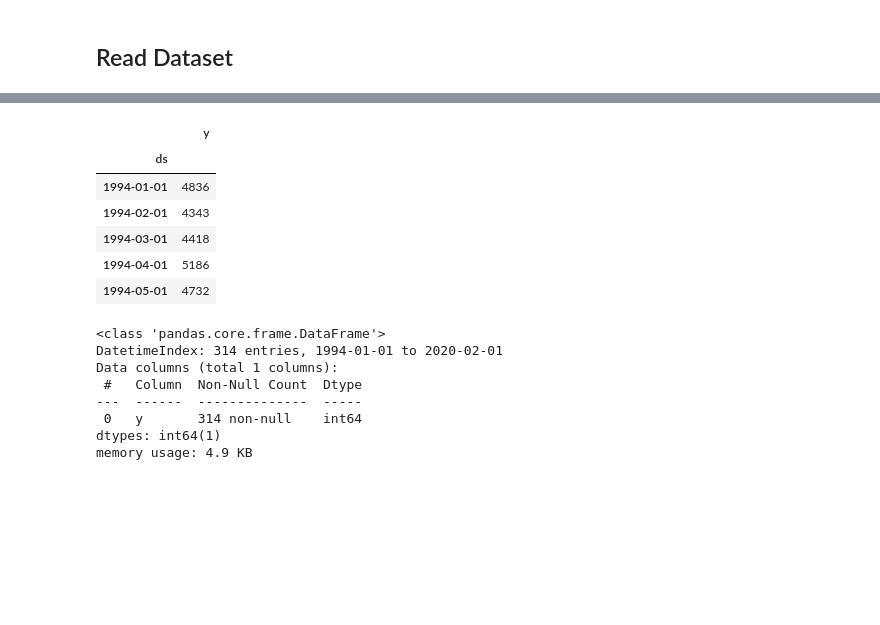
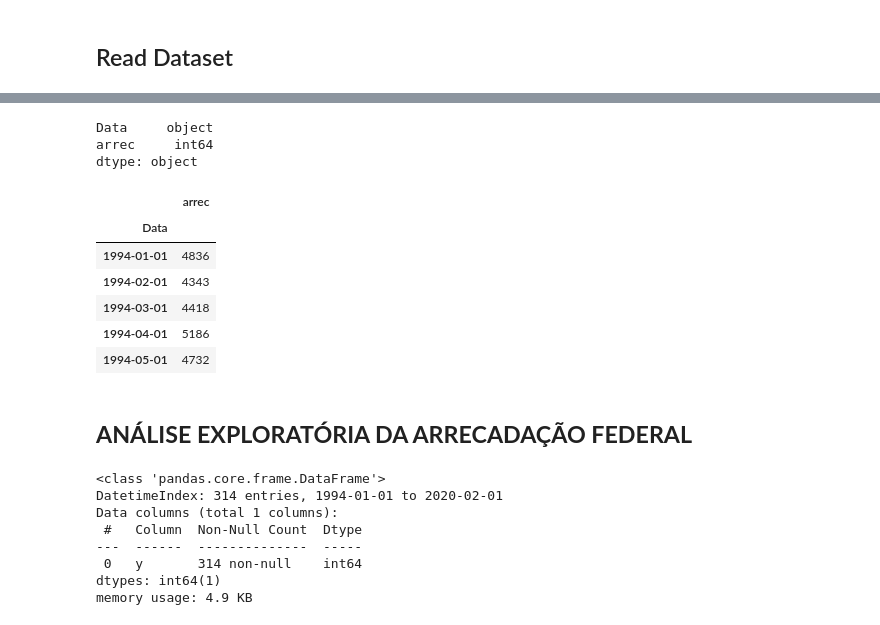
Before and after one commit to mmbs1989/DSWP-Aluno, a Jupyter notebook: Notebook TCC.ipynb, the cells around one changed output, grey strips where cells are left out. Cells and saved outputs as stored; diff of their text form; code cells hidden in the pictures; blank space fills up the shorter version.

```diff
--- a/Notebook TCC.ipynb
+++ b/Notebook TCC.ipynb
@@ -86,12 +86,11 @@ For more detail:
 # %% [markdown]
 ## Read Dataset
 # %%
-df = pd.read_csv("https://raw.githubusercontent.com/mmbs1989/DSWP-Aluno/main/dadostccdata.csv")
+# Carregar bibliotecas e ler os arquivos
+import pandas as pd
+dfarrec = pd.read_csv("https://raw.githubusercontent.com/mmbs1989/DSWP-Aluno/main/dadostccdata.csv")
 dfa = pd.read_csv("https://raw.githubusercontent.com/mmbs1989/DSWP-Aluno/main/dadostcca.csv")
-df = df.drop(df.index[314:])
-dfa = dfa.drop(dfa.index[314:])
-df['a'] = dfa['a']
-df['a'] = pd.to_numeric(df['a'])
-df.columns = ['ds', 'y']
-df['ds'] = pd.to_datetime(df['ds'])
-df.set_index('ds', inplace=True)
+# %%
+# Juntar as tabelas carregadas e definir o nome da coluna
+dfarrec['arrec'] = dfa['a']
+dfarrec.head()
@@ -97,0 +113,4 @@ df.set_index('ds', inplace=True)
+# %%
+# Retirar as linhas que não serão utilizadas na análise
+dfarrec = dfarrec.drop(dfarrec.index[314:])
+dfarrec.tail()
@@ -98,13 +124,26 @@ df.set_index('ds', inplace=True)
+# %%
+dfarrec.dtypes
+# %% [output]
+Data     object
+arrec     int64
+dtype: object
+# %%
+# Transformar o tipo das colunas e definir o index
+dfarrec['arrec'] = pd.to_numeric(dfarrec['arrec'])
+dfarrec['Data'] = pd.to_datetime(dfarrec['Data'])
+dfarrec.set_index('Data', inplace=True)
 # %%
-df.head()
+dfarrec.head()
 # %% [output]
-|  | y |
-| ds |  |
+|  | arrec |
+| Data |  |
 | 1994-01-01 | 4836 |
 | 1994-02-01 | 4343 |
 | 1994-03-01 | 4418 |
 | 1994-04-01 | 5186 |
 | 1994-05-01 | 4732 |
+# %% [markdown]
+## **ANÁLISE EXPLORATÓRIA DA ARRECADAÇÃO FEDERAL**
 # %%
 df.info()
 # %% [output]
```
Also changed, not shown: parts of 3 cells of this notebook.
